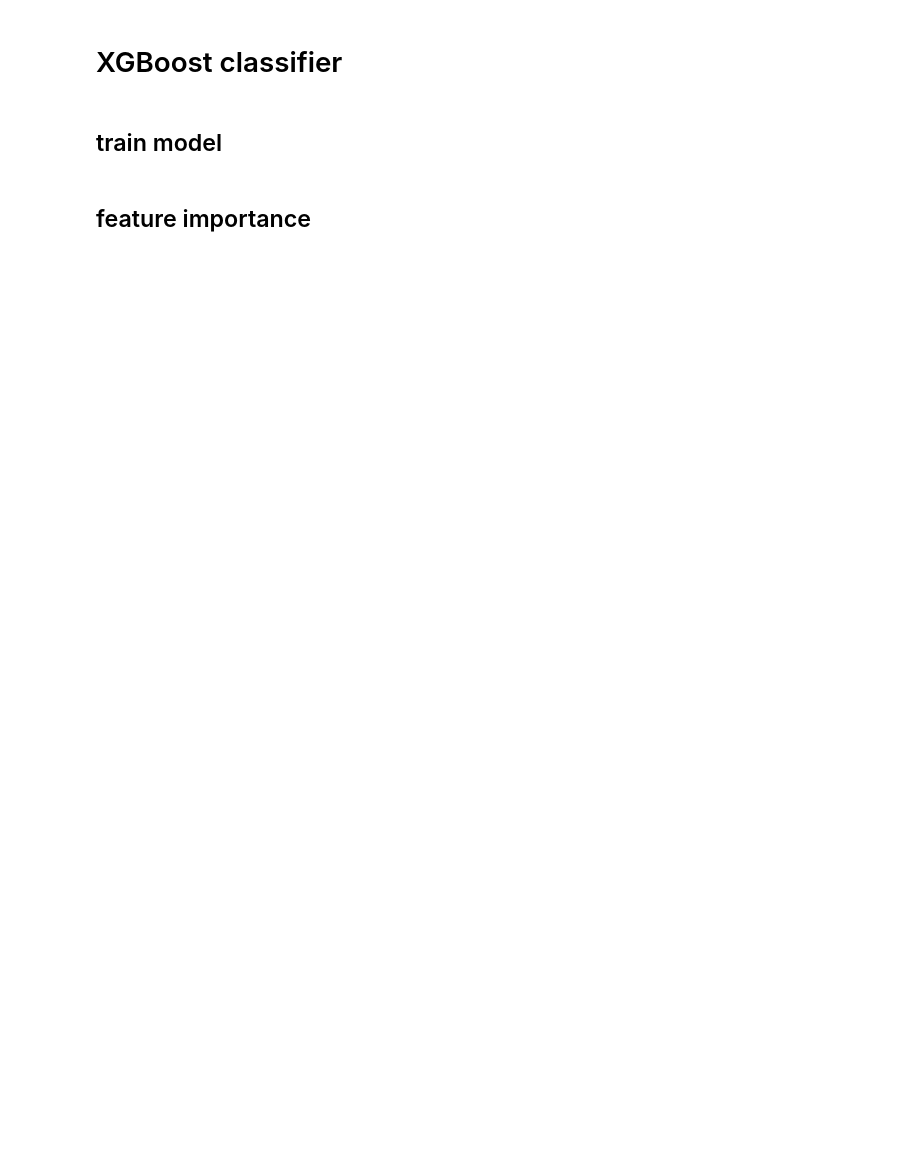
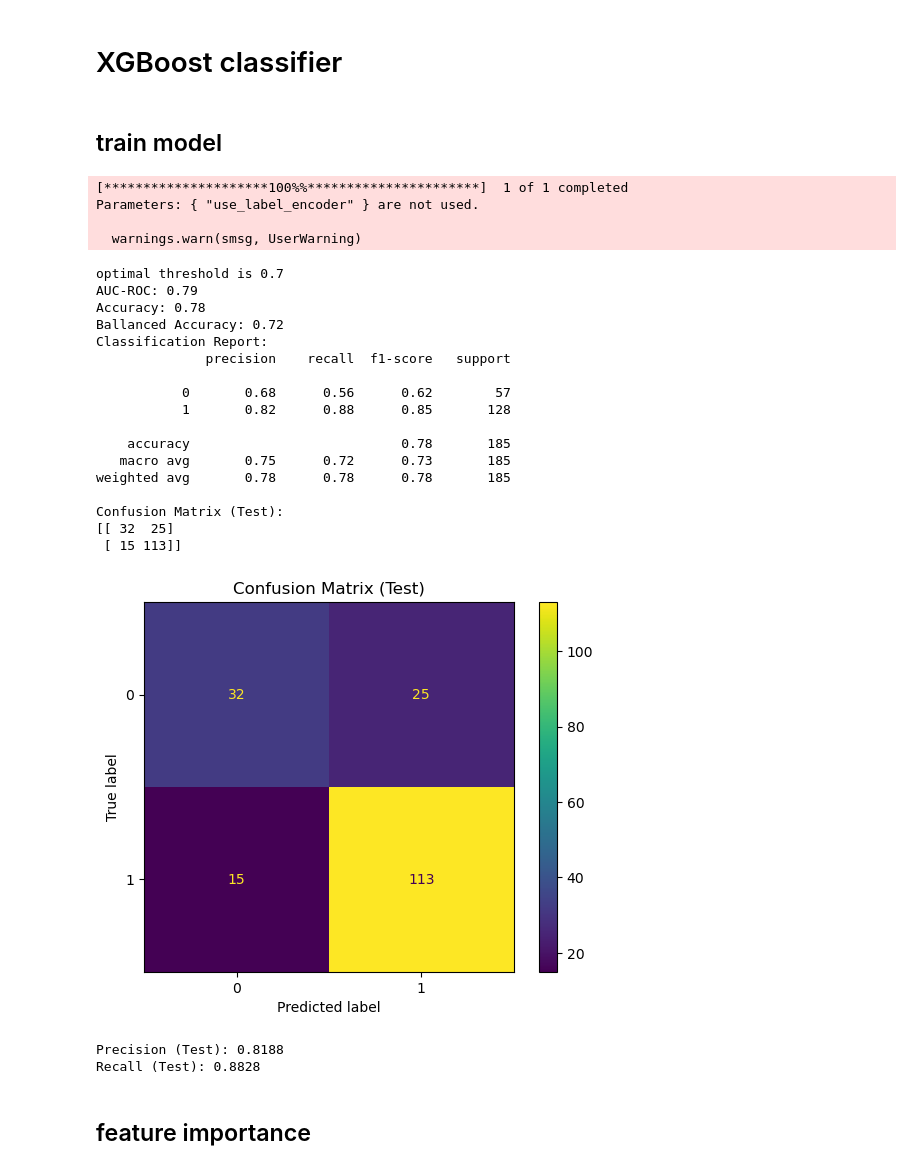
Before and after one commit to MayaVB/Applied_DS_Project, a Jupyter notebook: notebooks/model_xgboost_predicting_acquisition.ipynb, the cells around one changed output. Cells and saved outputs as stored; diff of their text form; code cells hidden in the pictures; blank space fills up the shorter version.

Commit message:
bigfix in file read

```diff
--- a/notebooks/model_xgboost_predicting_acquisition.ipynb
+++ b/notebooks/model_xgboost_predicting_acquisition.ipynb
@@ -240,7 +242,7 @@ def add_economic_indicators(df, indicator_code):
 # %% [markdown]
 ### add & adjust data
 # %%
-def read_and_adjust(file_name = 'startup data.csv'):
+def read_and_adjust(file_name = 'startup_data.csv'):
   # Load the data
   df = pd.read_csv(file_name)
 
@@ -511,7 +619,10 @@ from sklearn.metrics import accuracy_score, classification_report, roc_auc_score
 import numpy as np
 import matplotlib.pyplot as plt
 
-df = read_and_adjust(file_name = 'startup data.csv')
+dataset_path = '../data/startup_data.csv'
+df = read_and_adjust(file_name = dataset_path)
+
+# df = read_and_adjust(file_name = 'startup_data.csv')
 
 # Separate the 'status_code' column (target) and features
 X = df.drop(columns=['status_code'])
@@ -541,33 +652,58 @@ processed_df = pd.concat([encoded_categorical_df, scaled_numerical_df], axis=1)
 # Replace NaN values with the average value of their respective columns
 processed_df.fillna(processed_df.mean(), inplace=True)
 
 # Split the data into training and testing sets
 X_train, X_test, y_train, y_test = train_test_split(processed_df, y, test_size=0.2, random_state=20)
 
 # Train an XGBoost classifier
 xgb_clf = XGBClassifier(use_label_encoder=False, eval_metric='mlogloss')
 xgb_clf.fit(X_train, y_train)
 
 # Make predictions and predict probabilities
 y_pred = xgb_clf.predict(X_test)
 y_prob = xgb_clf.predict_proba(X_test)[:, 1]
 
 th = 0.7 #find_optimal_threshold(y_test, y_pred)
 
 print(f'optimal threshold is {th}')
 # Evaluate the model
 accuracy = accuracy_score(y_test, y_pred > th)
 report = classification_report(y_test, y_pred > th)
 auc_roc = roc_auc_score(y_test, y_prob)
 print(f'AUC-ROC: {round(auc_roc, 2)}')
 print(f'Accuracy: {round(accuracy, 2)}')
 print(f'Ballanced Accuracy: {round(balanced_accuracy_score(y_test, y_pred > th), 2)}')
 print('Classification Report:')
 print(report)
 show_ConfusionMatrix_test(y_test, y_pred > th)
 precision, recall = get_precision_and_recall(y_test,  y_pred > th)
 print(f"Precision (Test): {precision}")
 print(f"Recall (Test): {recall}")
+# %% [output]
+[*********************100%%**********************]  1 of 1 completed
+Parameters: { "use_label_encoder" } are not used.
+
+  warnings.warn(smsg, UserWarning)
+optimal threshold is 0.7
+AUC-ROC: 0.79
+Accuracy: 0.78
+Ballanced Accuracy: 0.72
+Classification Report:
+              precision    recall  f1-score   support
+
+           0       0.68      0.56      0.62        57
+           1       0.82      0.88      0.85       128
+
+    accuracy                           0.78       185
+   macro avg       0.75      0.72      0.73       185
+weighted avg       0.78      0.78      0.78       185
+
+Confusion Matrix (Test):
+[[ 32  25]
+ [ 15 113]]
+[figure, added]
+Precision (Test): 0.8188
+Recall (Test): 0.8828
 # %% [markdown]
 ## feature importance
 # %%
```
Also changed, not shown: parts of 13 cells of this notebook.
